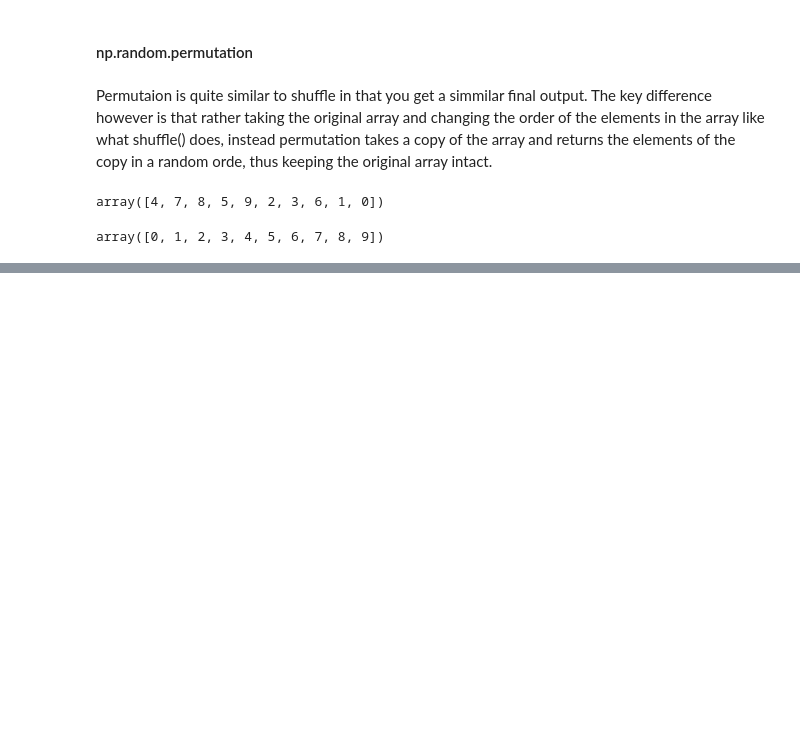
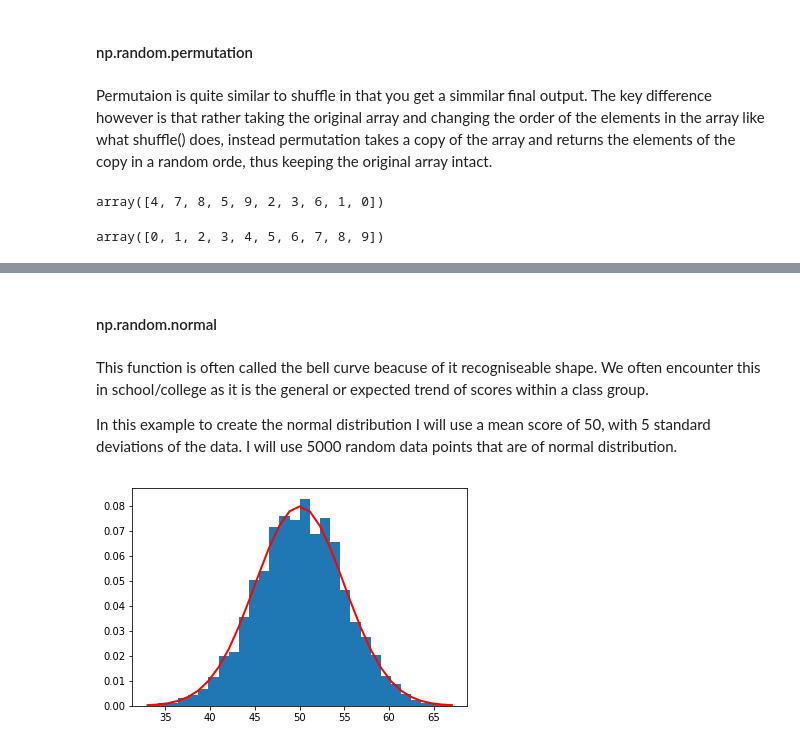
Before and after one commit to cwoodlock/Emerging-Technologies-Project, a Jupyter notebook: numpy-random.ipynb, the cells around one changed output, grey strips where cells are left out. Drawn from its saved outputs; the diff is of its cells as text; code cells hidden in the pictures; blank space fills up the shorter version.

Commit message:
Added 3/4 distribution functions

```diff
--- a/numpy-random.ipynb
+++ b/numpy-random.ipynb
@@ -122,0 +138,22 @@ array([0, 1, 2, 3, 4, 5, 6, 7, 8, 9])
+# %% [markdown]
+#### np.random.normal
+# %% [markdown]
+This function is often called the bell curve beacuse of it recogniseable shape. We often encounter this in school/college as it is the general or expected trend of scores within a class group.
+
+In this example to create the normal distribution I will use a mean score of 50, with 5 standard deviations of the data. I will use 5000 random data points that are of normal distribution.
+# %%
+#adaoted from the docs: https://docs.scipy.org/doc/numpy/reference/generated/numpy.random.normal.html
+#Set the mean and the standard deviation
+mean = 50
+sd = 5
+sample = 5000
+
+#Get samples from the distribution
+s= np.random.normal(mean, sd, sample)
+
+#Display the histogram along with the probability density function
+count, bins, ignored = plt.hist(s, 30, density=True)
+plt.plot(bins, 1/(sd * np.sqrt(2 * np.pi)) * np.exp( - (bins - mean)**2 / (2 * sd**2) ),linewidth=2, color='r')
+plt.show()
+# %% [output]
+[figure, added]
```
Also changed, not shown: parts of 13 cells of this notebook.
